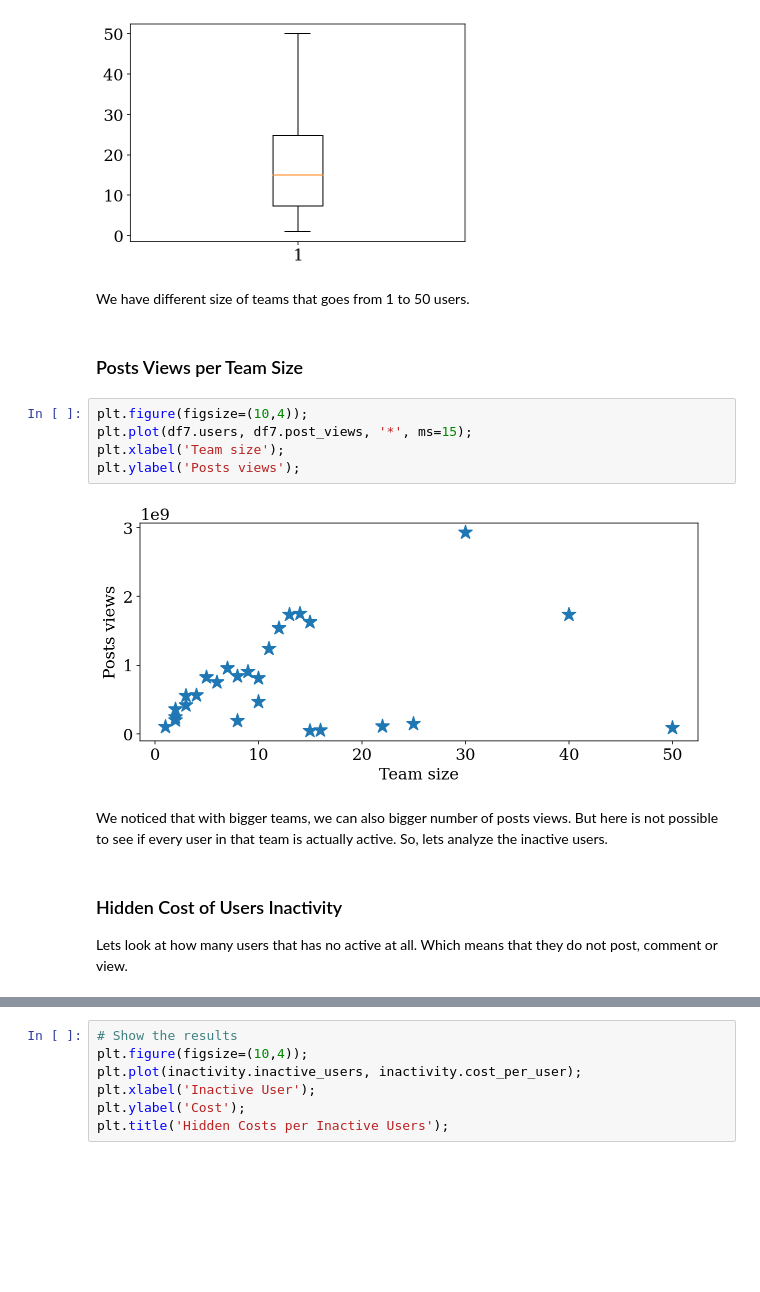
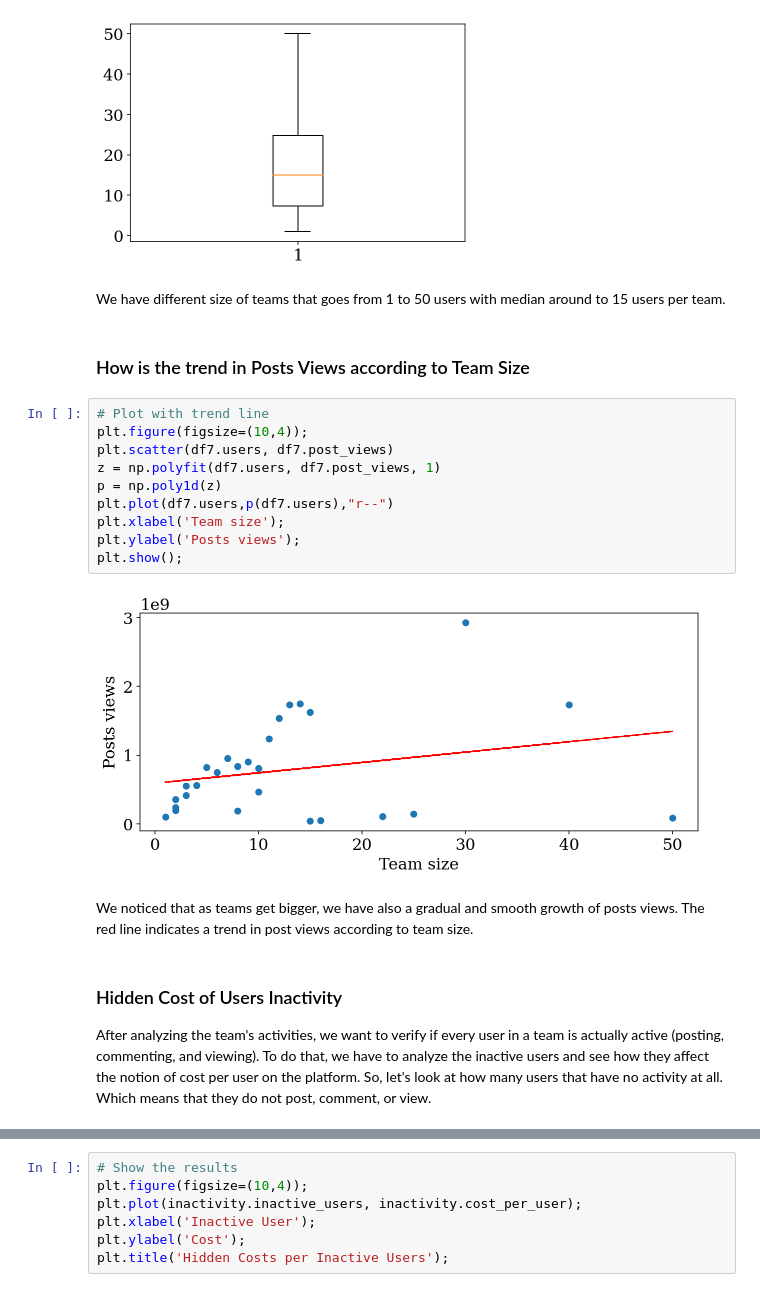
Before and after one commit to reisdebora/user-activity, a Jupyter notebook: notebook.ipynb, the cells around one changed output, grey strips where cells are left out. Drawn from its saved outputs; the diff is of its cells as text; blank space fills up the shorter version.

```diff
--- a/notebook.ipynb
+++ b/notebook.ipynb
@@ -202,20 +202,25 @@ plt.boxplot(df6.users);
 # %% [output]
 [figure]
 # %% [markdown]
-We have different size of teams that goes from 1 to 50 users.
+We have different size of teams that goes from 1 to 50 users with median around to 15 users per team.
 # %% [markdown]
-### Posts Views per Team Size
+### How is the trend in Posts Views according to Team Size
 # %%
+# Plot with trend line
 plt.figure(figsize=(10,4));
-plt.plot(df7.users, df7.post_views, '*', ms=15);
+plt.scatter(df7.users, df7.post_views)
+z = np.polyfit(df7.users, df7.post_views, 1)
+p = np.poly1d(z)
+plt.plot(df7.users,p(df7.users),"r--")
 plt.xlabel('Team size');
 plt.ylabel('Posts views');
+plt.show();
 # %% [output]
-[figure, old version]
+[figure, new version]
-# %% [markdown]
-We noticed that with bigger teams, we can also bigger number of posts views. But here is not possible to see if every user in that team is actually active. So, lets analyze the inactive users.
+# %% [markdown]
+We noticed that as teams get bigger, we have also a gradual and smooth growth of posts views. The red line indicates a trend in post views according to team size.
 # %% [markdown]
 ### Hidden Cost of Users Inactivity
-Lets look at how many users that has no active at all. Which means that they do not post, comment or view.
+After analyzing the team's activities, we want to verify if every user in a team is actually active (posting, commenting, and viewing). To do that, we have to analyze the inactive users and see how they affect the notion of cost per user on the platform. So, let's look at how many users that have no activity at all. Which means that they do not post, comment, or view.
 # %%
 # Merge dataframes to one and group by USER
```
Also changed, not shown: parts of 15 cells of this notebook.
